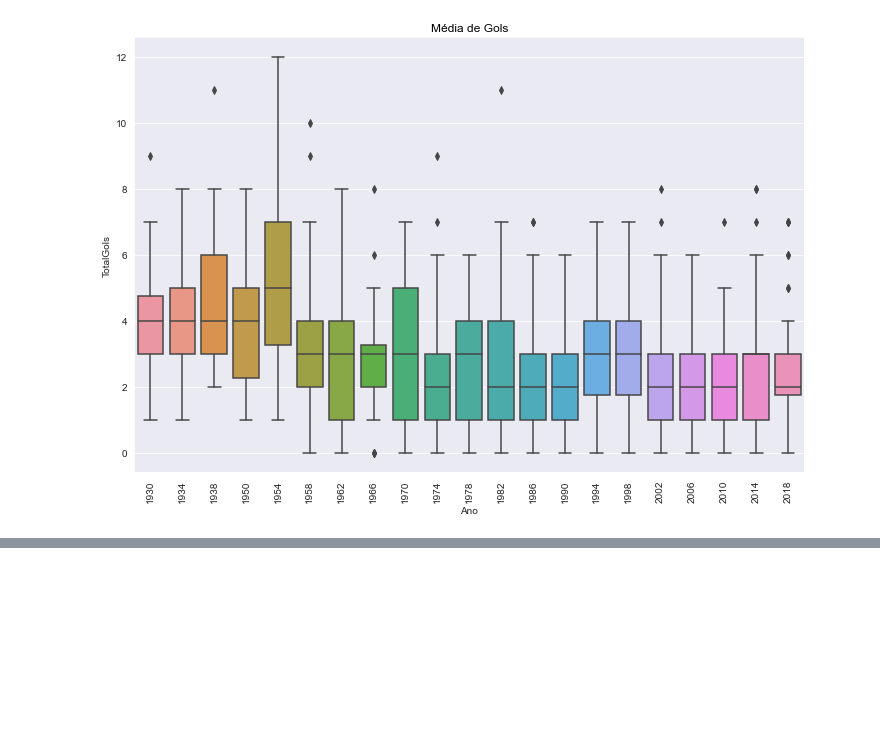
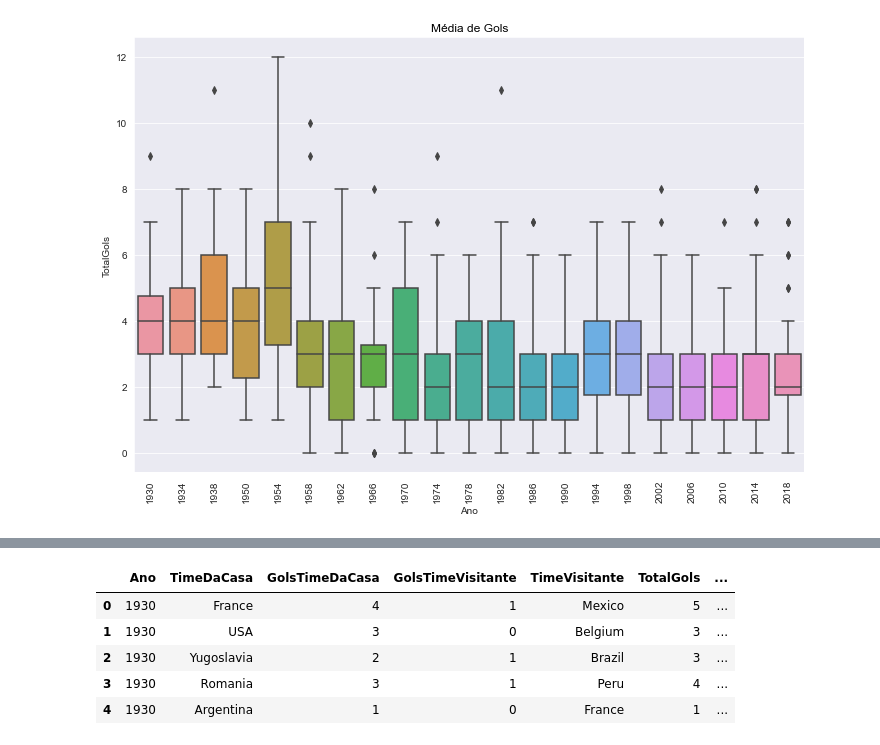
Before and after one commit to Gugah007/Projeto-ML-Construindo-um-algoritmo-para-prever-a-copa-2022, a Jupyter notebook: Projeto ML - Construindo um algoritmo para prever a copa 2022.ipynb, the cells around one changed output, grey strips where cells are left out. Cells and saved outputs as stored; diff of their text form; code cells hidden in the pictures; blank space fills up the shorter version.

```diff
--- a/Projeto ML - Construindo um algoritmo para prever a copa 2022.ipynb
+++ b/Projeto ML - Construindo um algoritmo para prever a copa 2022.ipynb
@@ -502,0 +527,6 @@ sns.boxplot(df_jogos_copasdomundo['Ano'], df_jogos_copasdomundo['TotalGols'])
+# %%
+# Faremos um novo dataframe com apenas algumas colunas que julgo importante para nosso modelo
+# Excluir o restante
+colunas_partidas = df_jogos_copasdomundo.drop(['_id', 'Data', 'Fase', 'Estadio', 'Cidade',
+                                               'GolsTimeCasaAntesIntervalo', 'GolsTimeVisitanteAntesIntervalo',
+                                               'TimeDaCasaIniciais', 'TimeVisitanteIniciais', 'Publico'], 1)
@@ -502,0 +548,10 @@ sns.boxplot(df_jogos_copasdomundo['Ano'], df_jogos_copasdomundo['TotalGols'])
+# %%
+# Visualizar as colunas
+colunas_partidas.head()
+# %% [output]
+|  | Ano | TimeDaCasa | GolsTimeDaCasa | GolsTimeVisitante | TimeVisitante | TotalGols | ... |
+| 0 | 1930 | France | 4 | 1 | Mexico | 5 | ... |
+| 1 | 1930 | USA | 3 | 0 | Belgium | 3 | ... |
+| 2 | 1930 | Yugoslavia | 2 | 1 | Brazil | 3 | ... |
+| 3 | 1930 | Romania | 3 | 1 | Peru | 4 | ... |
+| 4 | 1930 | Argentina | 1 | 0 | France | 1 | ... |
```
Also changed, not shown: parts of 37 cells of this notebook.
